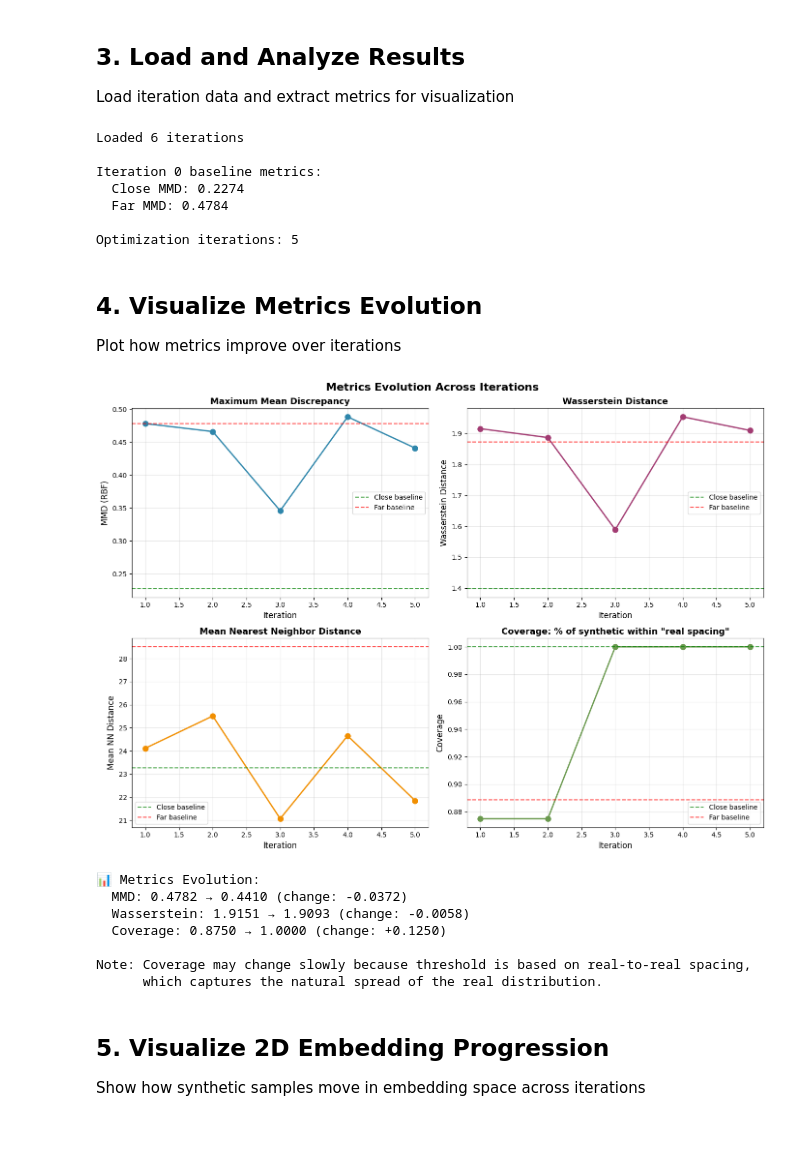
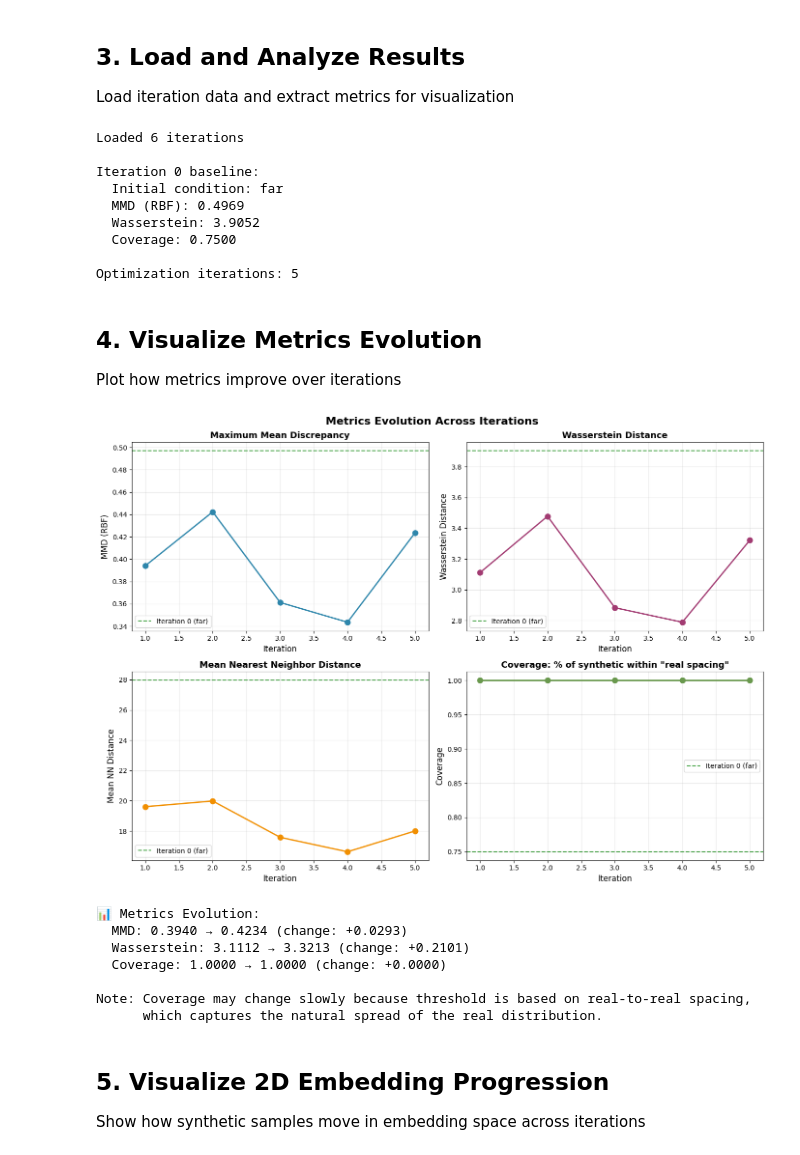
Before and after one commit to tensorleap/synthetic-data-optimizer, a Jupyter notebook: notebooks/test_experiment_runner.ipynb, the cells around one changed output. Drawn from its saved outputs; the diff is of its cells as text; code cells hidden in the pictures.

```diff
--- a/notebooks/test_experiment_runner.ipynb
+++ b/notebooks/test_experiment_runner.ipynb
@@ -45,9 +45,11 @@ test_config['replications_per_iteration'] = 2  # 2 replications = 8 images per i
 # Reduce iteration 0 sizes
 test_config['real']['param_sets'] = 3
 test_config['real']['replications'] = 2
-test_config['close']['param_sets'] = 9
+
+# Set initial condition (will use either 'close' or 'far' distribution)
+test_config['close']['param_sets'] = 4
 test_config['close']['replications'] = 2
-test_config['far']['param_sets'] = 9
+test_config['far']['param_sets'] = 4
 test_config['far']['replications'] = 2
 
 # Save test config
@@ -56,8 +58,9 @@ with open(test_config_path, 'w') as f:
     yaml.dump(test_config, f, default_flow_style=False)
 
 print(f"Test config saved to: {test_config_path}")
+print(f"Initial condition: {test_config['initial_condition']}")
 print(f"Experiment will run for {test_config['max_iterations']} iterations")
 print(f"Each iteration: {test_config['iteration_batch_size']} param sets × {test_config['replications_per_iteration']} replications = {test_config['iteration_batch_size'] * test_config['replications_per_iteration']} images")
-print(f"\\nNote: PCA will automatically adjust dimensions based on dataset size")
+print(f"\nNote: PCA will automatically adjust dimensions based on dataset size")
 # %% [output]
 Test config saved to: ../configs/test_experiment_config.yaml
@@ -114,12 +119,13 @@ print(f"Loaded {len(iterations)} iterations")
 
 # Extract metrics from iteration 0 (baseline)
 iter0_metrics = iterations[0]['metrics']
-close_baseline = iter0_metrics['close_vs_real']
-far_baseline = iter0_metrics['far_vs_real']
+initial_condition = iterations[0]['metadata']['initial_condition']
 
-print(f"\nIteration 0 baseline metrics:")
-print(f"  Close MMD: {close_baseline['mmd_rbf']:.4f}")
-print(f"  Far MMD: {far_baseline['mmd_rbf']:.4f}")
+print(f"\nIteration 0 baseline:")
+print(f"  Initial condition: {initial_condition}")
+print(f"  MMD (RBF): {iter0_metrics['mmd_rbf']:.4f}")
+print(f"  Wasserstein: {iter0_metrics['wasserstein']:.4f}")
+print(f"  Coverage: {iter0_metrics['coverage']:.4f}")
 
 # Extract metrics from optimization iterations
 opt_metrics = []
@@ -130,9 +136,11 @@ print(f"\nOptimization iterations: {len(opt_metrics)}")
 # %% [output]
 Loaded 6 iterations
 
-Iteration 0 baseline metrics:
-  Close MMD: 0.2274
-  Far MMD: 0.4784
+Iteration 0 baseline:
+  Initial condition: far
+  MMD (RBF): 0.4969
+  Wasserstein: 3.9052
+  Coverage: 0.7500
 
 Optimization iterations: 5
 # %% [markdown]
@@ -147,14 +155,19 @@ wasserstein_values = [m['wasserstein'] for m in opt_metrics]
 nn_distance_values = [m['mean_nn_distance'] for m in opt_metrics]
 coverage_values = [m['coverage'] for m in opt_metrics]
 
+# Get baseline from iteration 0
+baseline_mmd = iter0_metrics['mmd_rbf']
+baseline_wasserstein = iter0_metrics['wasserstein']
+baseline_nn_distance = iter0_metrics['mean_nn_distance']
+baseline_coverage = iter0_metrics['coverage']
+
 # Create metrics evolution plot
 fig, axes = plt.subplots(2, 2, figsize=(14, 10))
 fig.suptitle('Metrics Evolution Across Iterations', fontsize=16, fontweight='bold')
 
 # MMD (RBF)
 axes[0, 0].plot(iteration_nums, mmd_values, 'o-', linewidth=2, markersize=8, color='#2E86AB')
-axes[0, 0].axhline(y=close_baseline['mmd_rbf'], color='green', linestyle='--', alpha=0.7, label='Close baseline')
-axes[0, 0].axhline(y=far_baseline['mmd_rbf'], color='red', linestyle='--', alpha=0.7, label='Far baseline')
+axes[0, 0].axhline(y=baseline_mmd, color='green', linestyle='--', alpha=0.7, label=f'Iteration 0 ({initial_condition})')
 axes[0, 0].set_xlabel('Iteration', fontsize=12)
 axes[0, 0].set_ylabel('MMD (RBF)', fontsize=12)
 axes[0, 0].set_title('Maximum Mean Discrepancy', fontsize=13, fontweight='bold')
@@ -163,52 +176,46 @@ axes[0, 0].grid(True, alpha=0.3)
 
 # Wasserstein Distance
 axes[0, 1].plot(iteration_nums, wasserstein_values, 'o-', linewidth=2, markersize=8, color='#A23B72')
-axes[0, 1].axhline(y=close_baseline['wasserstein'], color='green', linestyle='--', alpha=0.7, label='Close baseline')
-axes[0, 1].axhline(y=far_baseline['wasserstein'], color='red', linestyle='--', alpha=0.7, label='Far baseline')
+axes[0, 1].axhline(y=baseline_wasserstein, color='green', linestyle='--', alpha=0.7, label=f'Iteration 0 ({initial_condition})')
 axes[0, 1].set_xlabel('Iteration', fontsize=12)
 axes[0, 1].set_ylabel('Wasserstein Distance', fontsize=12)
 axes[0, 1].set_title('Wasserstein Distance', fontsize=13, fontweight='bold')
 axes[0, 1].legend()
 axes[0, 1].grid(True, alpha=0.3)
 
 # Mean Nearest Neighbor Distance
 axes[1, 0].plot(iteration_nums, nn_distance_values, 'o-', linewidth=2, markersize=8, color='#F18F01')
-axes[1, 0].axhline(y=close_baseline['mean_nn_distance'], color='green', linestyle='--', alpha=0.7, label='Close baseline')
-axes[1, 0].axhline(y=far_baseline['mean_nn_distance'], color='red', linestyle='--', alpha=0.7, label='Far baseline')
+axes[1, 0].axhline(y=baseline_nn_distance, color='green', linestyle='--', alpha=0.7, label=f'Iteration 0 ({initial_condition})')
 axes[1, 0].set_xlabel('Iteration', fontsize=12)
 axes[1, 0].set_ylabel('Mean NN Distance', fontsize=12)
 axes[1, 0].set_title('Mean Nearest Neighbor Distance', fontsize=13, fontweight='bold')
 axes[1, 0].legend()
 axes[1, 0].grid(True, alpha=0.3)
 
 # Coverage
-# Coverage measures what fraction of synthetic samples are "close enough" to real samples
-# Threshold is set to median real-to-real distance (typical spacing in real distribution)
-# Higher is better: means synthetic samples are within typical real distribution spacing
 axes[1, 1].plot(iteration_nums, coverage_values, 'o-', linewidth=2, markersize=8, color='#6A994E')
-axes[1, 1].axhline(y=close_baseline['coverage'], color='green', linestyle='--', alpha=0.7, label='Close baseline')
-axes[1, 1].axhline(y=far_baseline['coverage'], color='red', linestyle='--', alpha=0.7, label='Far baseline')
+axes[1, 1].axhline(y=baseline_coverage, color='green', linestyle='--', alpha=0.7, label=f'Iteration 0 ({initial_condition})')
 axes[1, 1].set_xlabel('Iteration', fontsize=12)
 axes[1, 1].set_ylabel('Coverage', fontsize=12)
 axes[1, 1].set_title('Coverage: % of synthetic within "real spacing"', fontsize=13, fontweight='bold')
 axes[1, 1].legend()
 axes[1, 1].grid(True, alpha=0.3)
 
 plt.tight_layout()
 plt.show()
 
 print("\n📊 Metrics Evolution:")
 print(f"  MMD: {mmd_values[0]:.4f} → {mmd_values[-1]:.4f} (change: {mmd_values[-1] - mmd_values[0]:+.4f})")
 print(f"  Wasserstein: {wasserstein_values[0]:.4f} → {wasserstein_values[-1]:.4f} (change: {wasserstein_values[-1] - wasserstein_values[0]:+.4f})")
 print(f"  Coverage: {coverage_values[0]:.4f} → {coverage_values[-1]:.4f} (change: {coverage_values[-1] - coverage_values[0]:+.4f})")
 print(f"\nNote: Coverage may change slowly because threshold is based on real-to-real spacing,")
 print(f"      which captures the natural spread of the real distribution.")
 # %% [output]
-[figure, old version]
+[figure, new version]
 📊 Metrics Evolution:
-  MMD: 0.4782 → 0.4410 (change: -0.0372)
-  Wasserstein: 1.9151 → 1.9093 (change: -0.0058)
-  Coverage: 0.8750 → 1.0000 (change: +0.1250)
+  MMD: 0.3940 → 0.4234 (change: +0.0293)
+  Wasserstein: 3.1112 → 3.3213 (change: +0.2101)
+  Coverage: 1.0000 → 1.0000 (change: +0.0000)
 
 Note: Coverage may change slowly because threshold is based on real-to-real spacing,
       which captures the natural spread of the real distribution.
```
Also changed, not shown: parts of 5 cells of this notebook, 2 other files.
